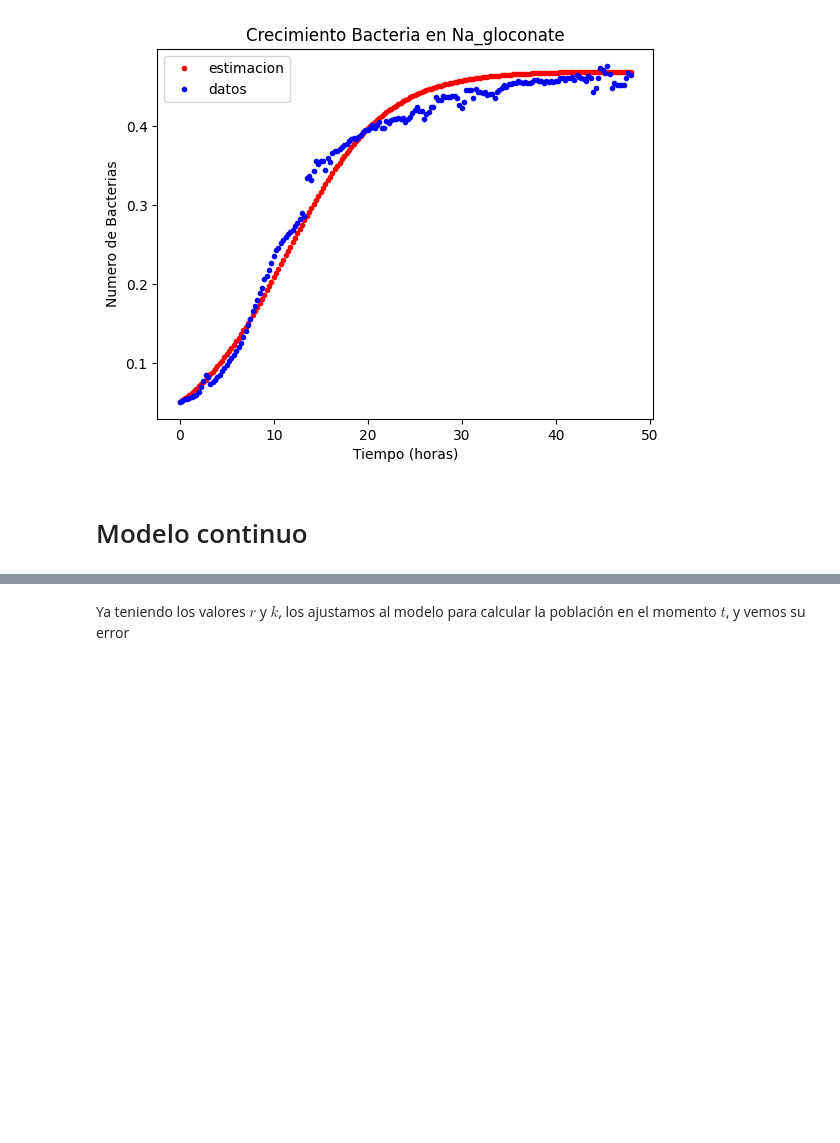
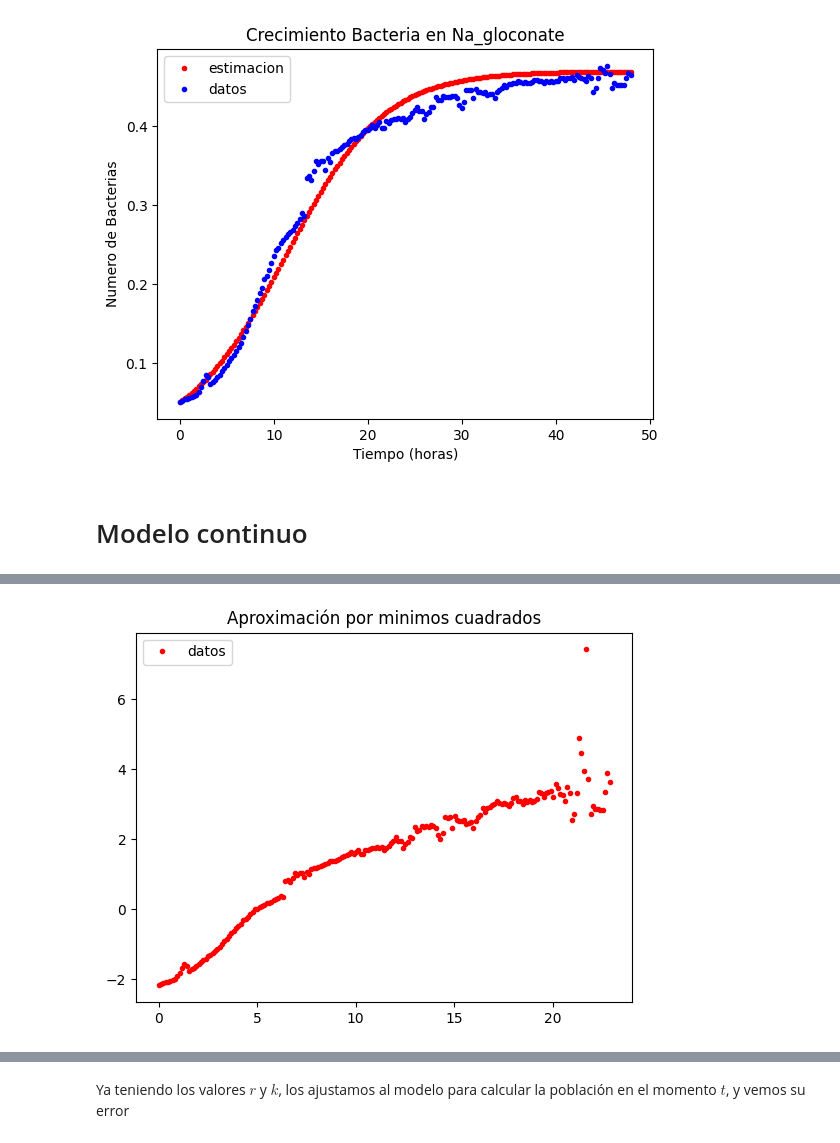
Before and after one commit to Juanjruizr26/TAREA-1, a Jupyter notebook: tarea1.ipynb, the cells around one changed output, grey strips where cells are left out. Cells and saved outputs as stored; diff of their text form; code cells hidden in the pictures; blank space fills up the shorter version.

```diff
--- a/tarea1.ipynb
+++ b/tarea1.ipynb
@@ -141,0 +118,13 @@ valor de r 0.17057820468405432
+# %%
+k = 0.477
+
+#nuevos vectotes
+xi = k*x
+yi = np.log(y/(k-y)) - P0
+
+plt.plot(xi,yi,'.r',label="datos")
+plt.title("Aproximación por minimos cuadrados")
+plt.legend()
+plt.show()
+# %% [output]
+[figure, added]
```
Also changed, not shown: parts of 7 cells of this notebook.
